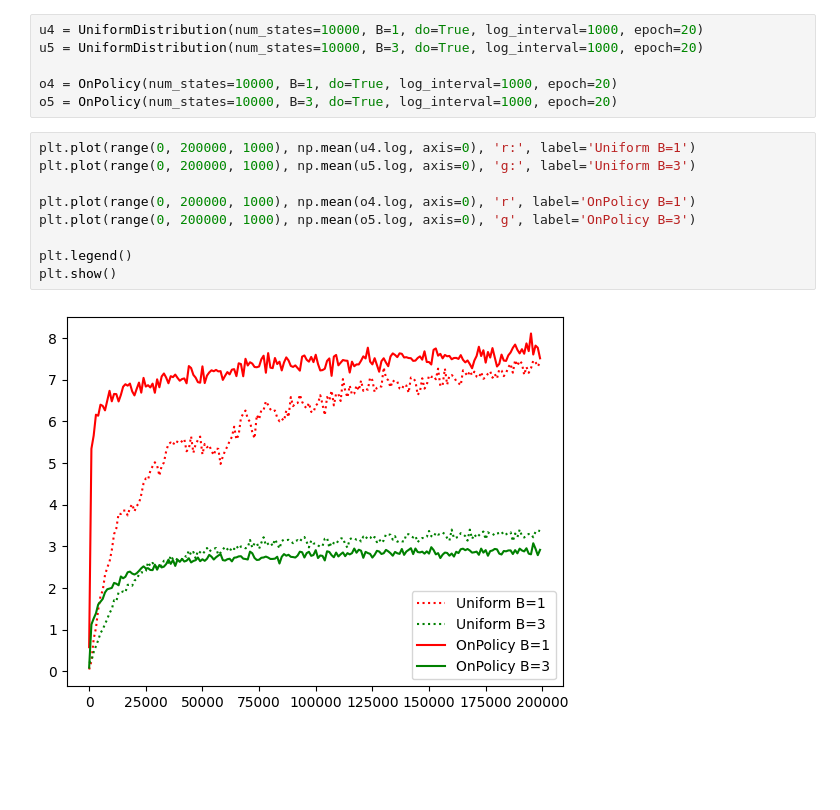
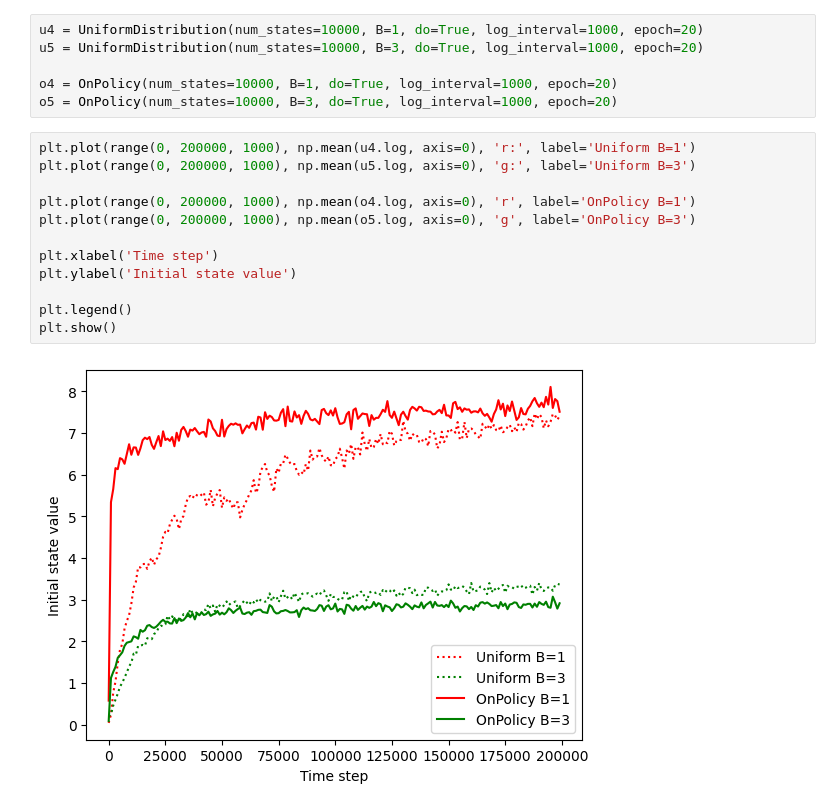
Before and after one commit to Greathoney/fundamental_RL_code, a Jupyter notebook: ch8/exercise8-8.ipynb, the cells around one changed output. Cells and saved outputs as stored; diff of their text form; blank space fills up the shorter version.

```diff
--- a/ch8/exercise8-8.ipynb
+++ b/ch8/exercise8-8.ipynb
@@ -180,11 +179,14 @@ o5 = OnPolicy(num_states=10000, B=3, do=True, log_interval=1000, epoch=20)
 # %%
 plt.plot(range(0, 200000, 1000), np.mean(u4.log, axis=0), 'r:', label='Uniform B=1')
 plt.plot(range(0, 200000, 1000), np.mean(u5.log, axis=0), 'g:', label='Uniform B=3')
 
 plt.plot(range(0, 200000, 1000), np.mean(o4.log, axis=0), 'r', label='OnPolicy B=1')
 plt.plot(range(0, 200000, 1000), np.mean(o5.log, axis=0), 'g', label='OnPolicy B=3')
 
+plt.xlabel('Time step')
+plt.ylabel('Initial state value')
+
 plt.legend()
 plt.show()
 # %% [output]
-[figure, old version]
+[figure, new version]
```
Also changed, not shown: parts of 2 cells of this notebook.
